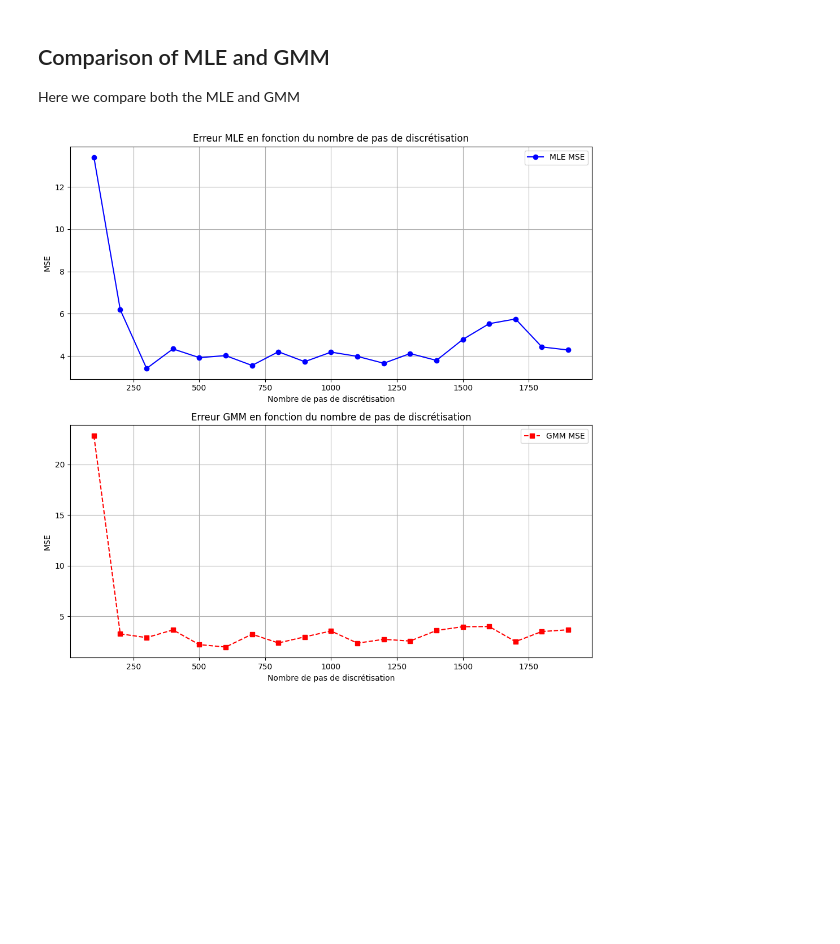
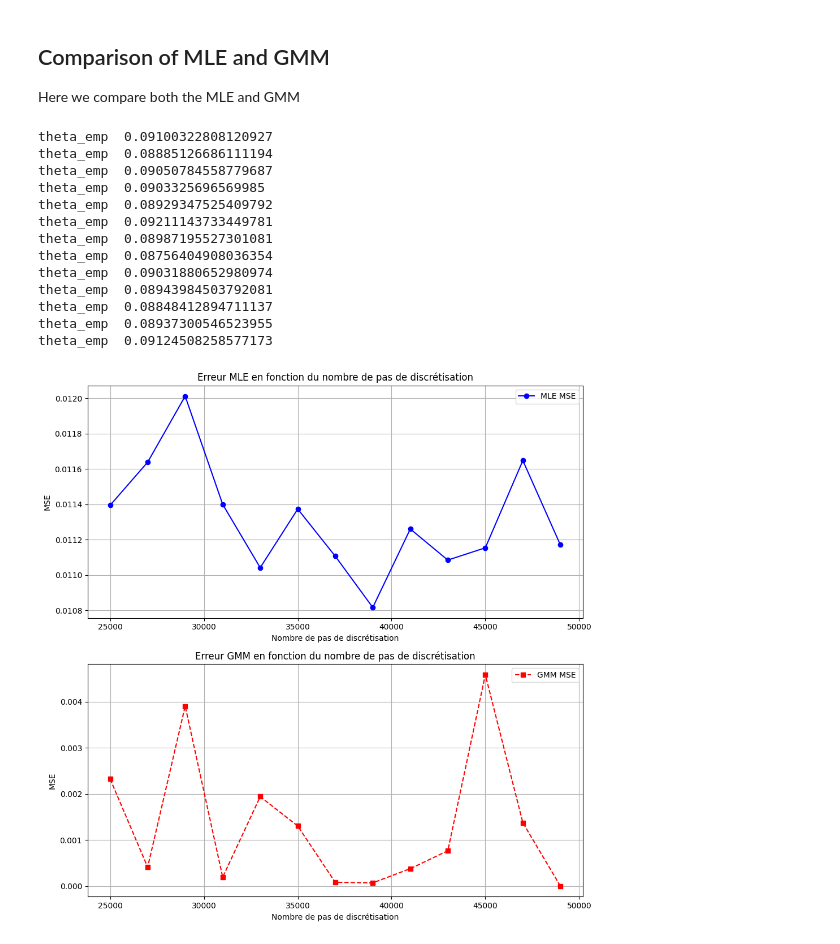
Before and after one commit to Hassen214/Project-IMI, a Jupyter notebook: Code.ipynb, the cells around one changed output. Drawn from its saved outputs; the diff is of its cells as text; code cells hidden in the pictures; blank space fills up the shorter version.

```diff
--- a/Code.ipynb
+++ b/Code.ipynb
@@ -303,15 +349,14 @@ print("True error value :",matrix_calculator((theta_true, sigma_true, kappa_true
 # %%
 # Generate Vasicek process trajectories
 # True parameters
-kappa_true = 1.0  # True speed of mean reversion
-theta_true = 0.5  # True long-term mean
-sigma_true = 0.2  # True volatility
-
+kappa_true = 0.892  # Vitesse de retour à la moyenne
+theta_true = 0.09  # Moyenne long-terme
+sigma_true = 0.033  # Volatilité
 vasicek_process = Vasicek(kappa_true, theta_true, sigma_true)
-X0 = theta_true  # Initial value
+X0 = 0.05  # Initial value
 T = 1000  # Time horizon
 N = 1  # Number of trajectories
-n = 50000  # Number of time steps
+n = 100000  # Number of time steps
 trajectories = vasicek_process.generate(X0, T, N, n)
 trajectory = trajectories[0]
 print(np.mean(trajectory))
@@ -358,7 +403,7 @@ print("Empirical theta is:", theta_emp)
 print("True theta is:", theta_true)
 
 # Define the range of lags
-num_lags_list = np.arange(1, 15, 1)  # Start with 20, increase by 20, up to 200
+num_lags_list = np.arange(5, 25, 1)  # Start with 20, increase by 20, up to 200
 kappa_errors = []
 sigma_errors = []
 kappa_est = -1
@@ -411,20 +456,19 @@ Estimated sigma is: 0.19824460454816228
 # %%
 # Generate Vasicek process trajectories
 # True parameters
-kappa_true = 0.2  # True speed of mean reversion
-theta_true = 0.5  # True long-term mean
-sigma_true = 3  # True volatility
-
+kappa_true = 0.892  # Vitesse de retour à la moyenne
+theta_true = 0.09  # Moyenne long-terme
+sigma_true = 0.033  # Volatilité
 vasicek_process = Vasicek(kappa_true, theta_true, sigma_true)
 X0 = theta_true  # Initial value
-T = 1000  # Time horizon
 N = 1  # Number of trajectories
 n = 100000  # Number of time steps
+T =  1000   # Time horizon
 trajectories = vasicek_process.generate(X0, T, N, n)
 trajectory = trajectories[0]
 s = 0
 for i in range(len(trajectory)) :
-    trajectory[i] =trajectory[i] + np.random.normal(0, 0.2)
+    trajectory[i] =trajectory[i]
 # %%
 # Theoretical covariance function
 def theoretical_covariance(h, kappa, sigma):
@@ -730,25 +707,24 @@ Here we compare both the MLE and GMM
 def MSE(params,true_params):
     return np.mean((params - true_params) ** 2)
 # %%
-import numpy as np
-import matplotlib.pyplot as plt
 
 # Paramètres du processus
-n_range = range(100, 2000, 100)
-T = 1000
+n_range = range(25000, 50000, 2000)
+
 N = 1
 X0 = 0.05  # Valeur initiale du processus
-kappa_true = 1.5  # Vitesse de retour à la moyenne
-theta_true = 1  # Moyenne long-terme
-sigma_true = 0.5  # Volatilité
+kappa_true = 0.892  # Vitesse de retour à la moyenne
+theta_true = 0.09  # Moyenne long-terme
+sigma_true = 0.033  # Volatilité
 
 MLE_error = []
-num_lags = 50
+num_lags = 80
 GMM_error = []
 
 for n in n_range:
+    T = 1000
+    vasicek_process = Vasicek(kappa_true, theta_true, sigma_true)
     trajectory = vasicek_process.generate(X0, T, N, n)[0]  # Générer une trajectoire
-    trajectory += 1 * np.random.normal(loc=0, scale=1, size=n)  # Ajouter du bruit normal
 
     kappa_MLE, theta_MLE, sigma_MLE = estimate_parameters(trajectory, T)
 
@@ -760,37 +736,51 @@ for n in n_range:
 
     # Estimation par la méthode des moments (GMM)
     theta_emp = np.mean(trajectory)
-    lags = np.array([i * T / n for i in range(min(num_lags, n))])  # Éviter trop de lags
+    print('theta_emp ',theta_emp)
+    lags = np.array([i * T / n for i in range(num_lags)])  # Éviter trop de lags
     kappa_est, sigma_est = estimate_kappa_sigma(trajectory, n, T, theta_emp, lags)
 
     GMM_error.append(MSE(
         np.array([kappa_est, theta_emp, sigma_est]),
         np.array([kappa_true, theta_true, sigma_true])
     ))
 
 # Création des sous-figures
 fig, axs = plt.subplots(2, 1, figsize=(10, 10))
 
 # Graphique pour MLE
 axs[0].plot(n_range, MLE_error, label='MLE MSE', marker='o', color='b')
 axs[0].set_xlabel('Nombre de pas de discrétisation')
 axs[0].set_ylabel('MSE')
 axs[0].set_title('Erreur MLE en fonction du nombre de pas de discrétisation')
 axs[0].legend()
 axs[0].grid(True)
 
 # Graphique pour GMM
 axs[1].plot(n_range, GMM_error, label='GMM MSE', marker='s', linestyle='dashed', color='r')
 axs[1].set_xlabel('Nombre de pas de discrétisation')
 axs[1].set_ylabel('MSE')
 axs[1].set_title('Erreur GMM en fonction du nombre de pas de discrétisation')
 axs[1].legend()
 axs[1].grid(True)
 
 # Affichage des graphiques
 plt.tight_layout()
 plt.show()
 # %% [output]
+theta_emp  0.09100322808120927
+theta_emp  0.08885126686111194
+theta_emp  0.09050784558779687
+theta_emp  0.0903325696569985
+theta_emp  0.08929347525409792
+theta_emp  0.09211143733449781
+theta_emp  0.08987195527301081
+theta_emp  0.08756404908036354
+theta_emp  0.09031880652980974
+theta_emp  0.08943984503792081
+theta_emp  0.08848412894711137
+theta_emp  0.08937300546523955
+theta_emp  0.09124508258577173
-[figure, old version]
+[figure, new version]
 # %%
 
```
Also changed, not shown: parts of 14 cells of this notebook, 1 other file.
